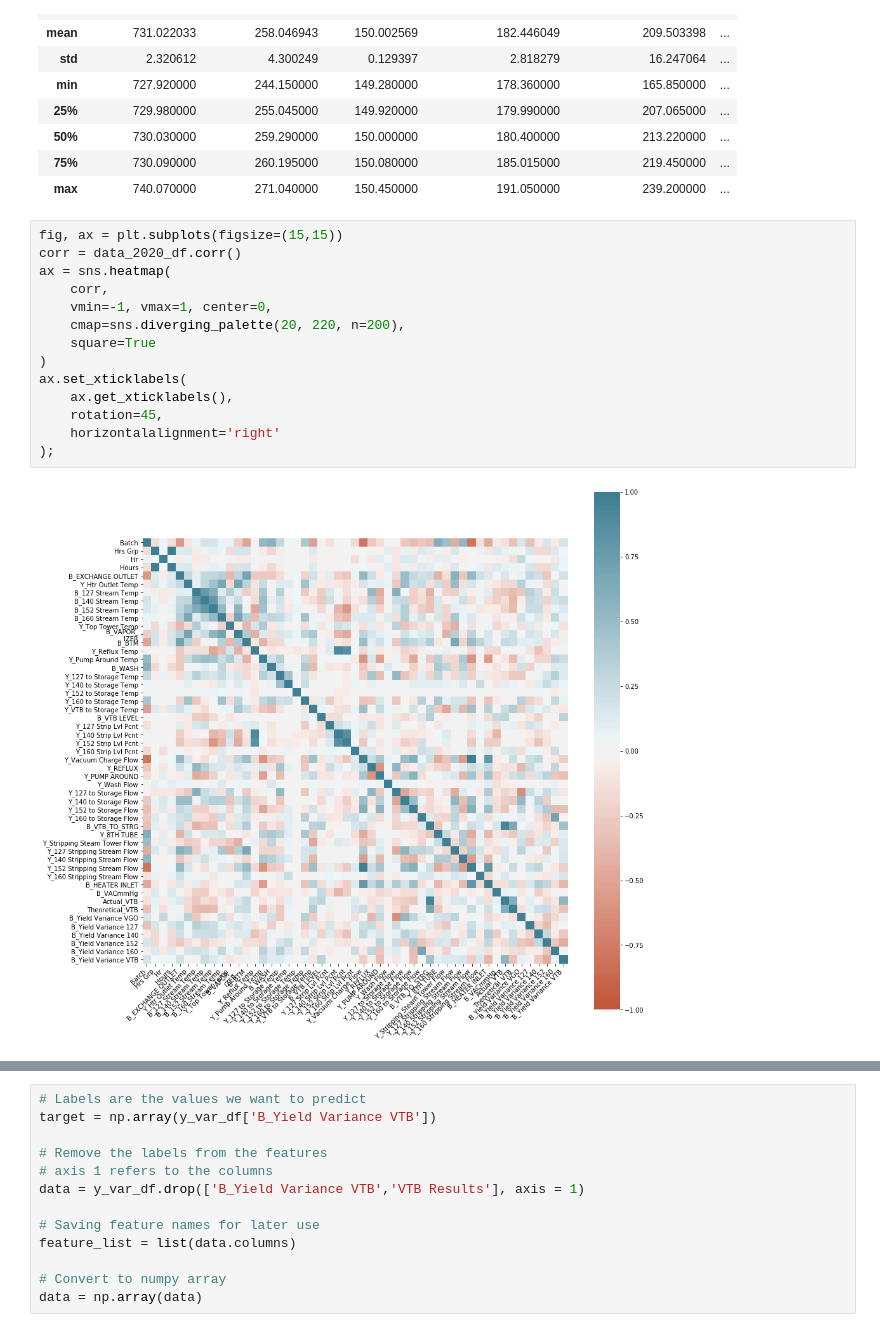
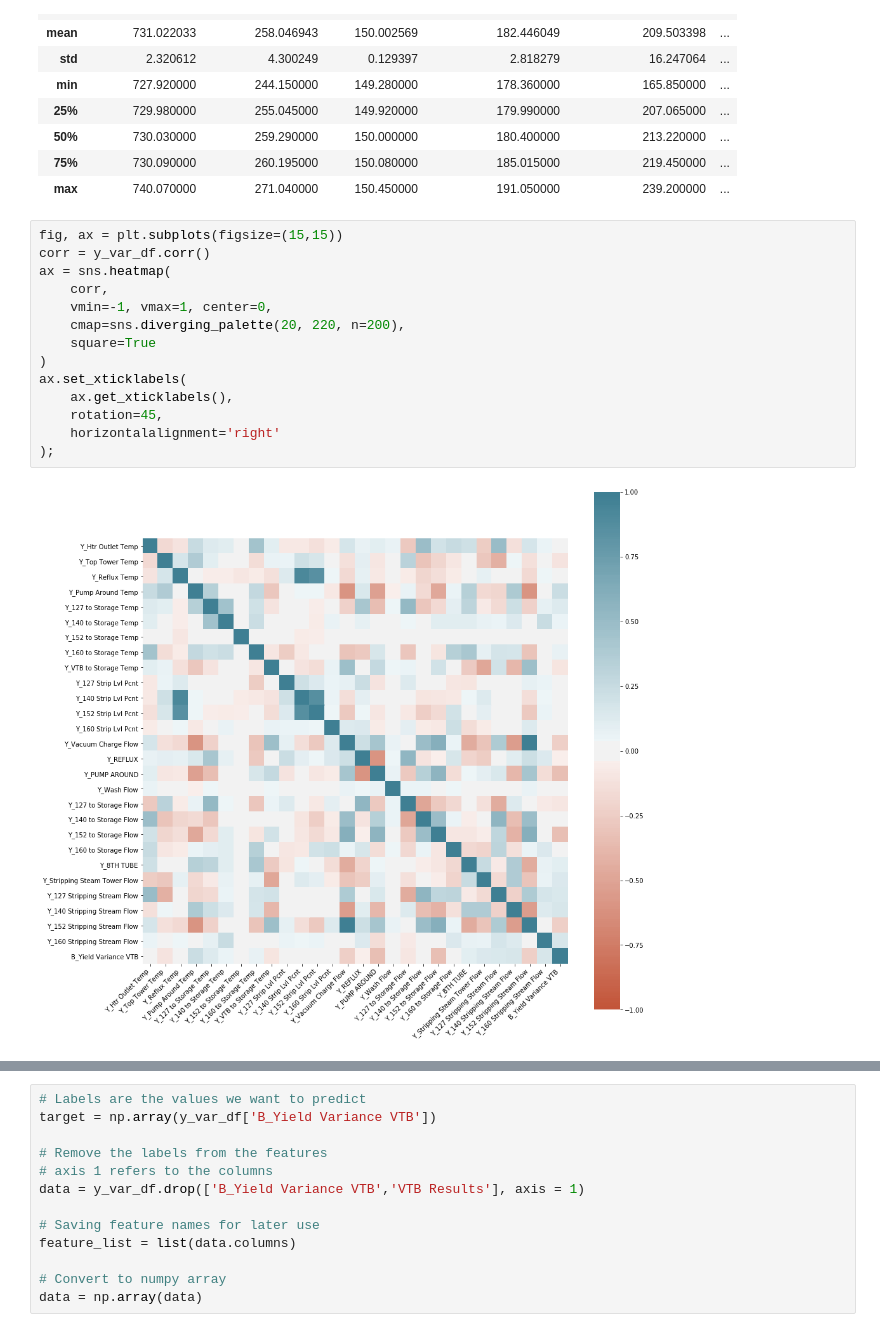
Before and after one commit to JPHebert32/MPO, a Jupyter notebook: data.ipynb, the cells around one changed output, grey strips where cells are left out. Drawn from its saved outputs; the diff is of its cells as text.

```diff
--- a/data.ipynb
+++ b/data.ipynb
@@ -184,17 +192,17 @@ best_data.describe()
 | max | 740.070000 | 271.040000 | 150.450000 | 191.050000 | 239.200000 | ... |
 # %%
 fig, ax = plt.subplots(figsize=(15,15))
-corr = data_2020_df.corr()
+corr = y_var_df.corr()
 ax = sns.heatmap(
     corr,
     vmin=-1, vmax=1, center=0,
     cmap=sns.diverging_palette(20, 220, n=200),
     square=True
 )
 ax.set_xticklabels(
     ax.get_xticklabels(),
     rotation=45,
     horizontalalignment='right'
 );
 # %% [output]
-[figure, old version]
+[figure, new version]
```
Also changed, not shown: parts of 12 cells of this notebook, 1 other file.
